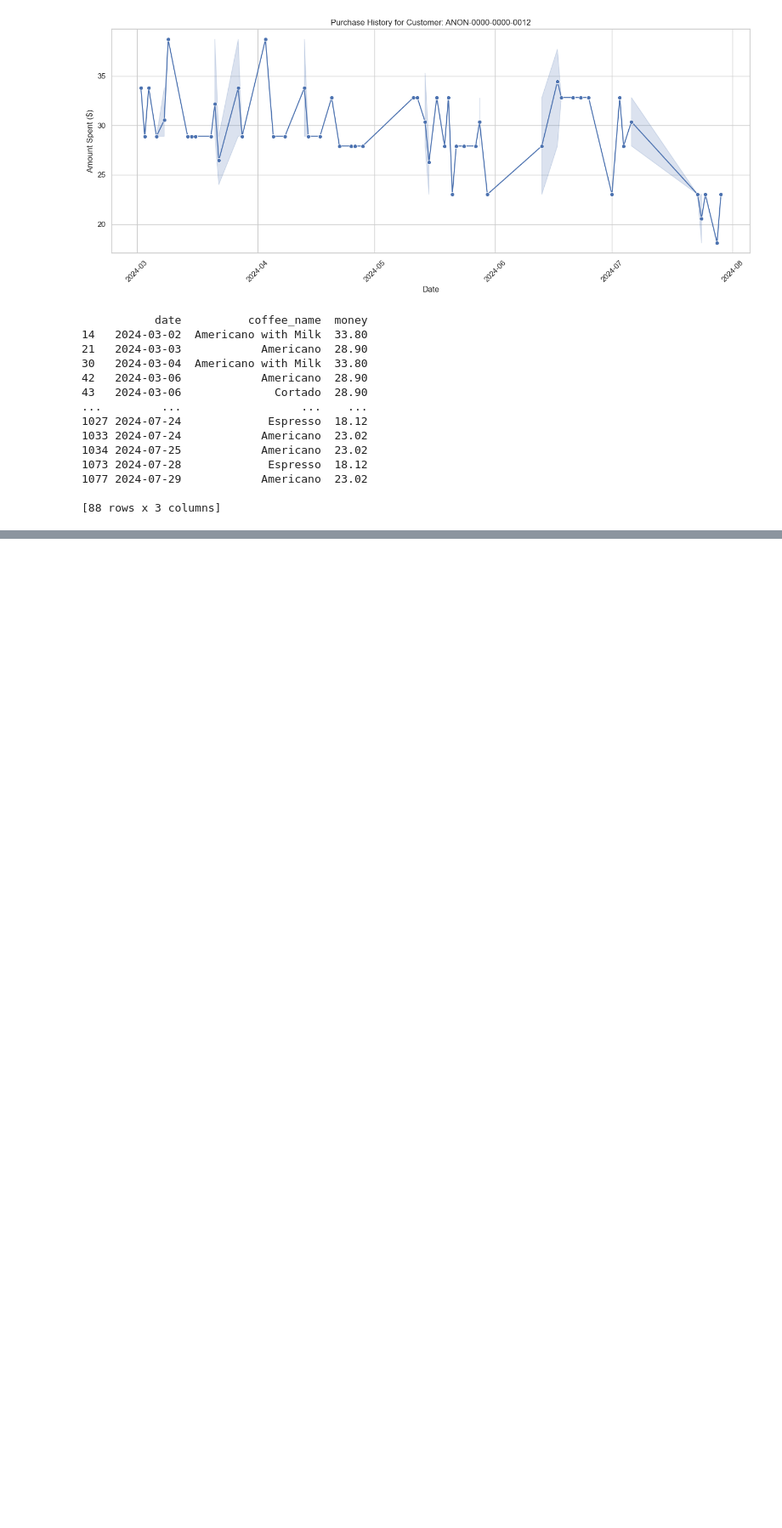
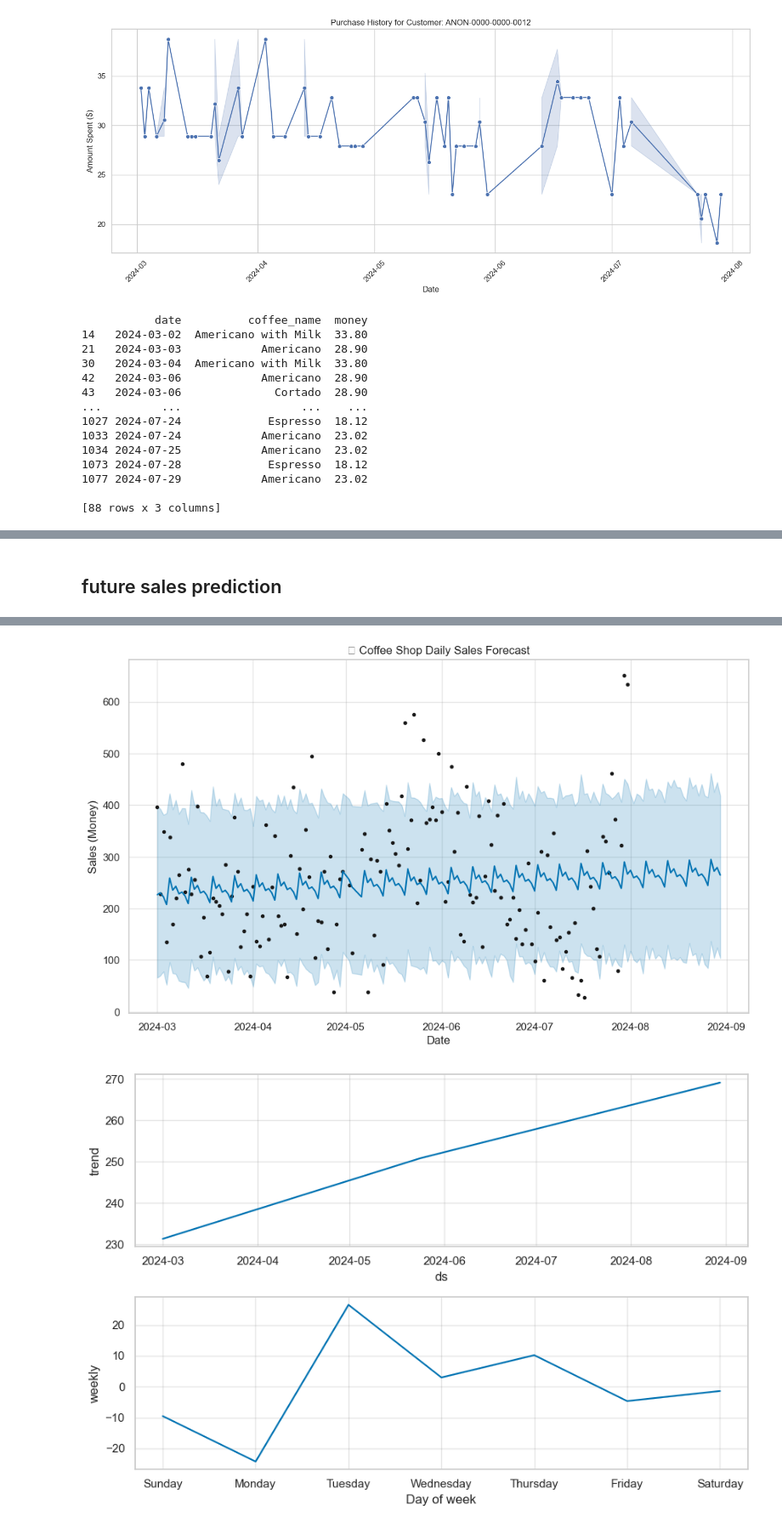
Before and after one commit to IamAmbrose/coffee-sales-analysis, a Jupyter notebook: Coffee sales project.ipynb, the cells around one changed output, grey strips where cells are left out. Shown at 85% size. Cells and saved outputs as stored; diff of their text form; code cells hidden in the pictures; blank space fills up the shorter version.

```diff
--- a/Coffee sales project.ipynb
+++ b/Coffee sales project.ipynb
@@ -397,0 +307,32 @@ print("✅ PDF saved as Coffee_Sales_Report.pdf")
+# %% [markdown]
+## future sales prediction
+# %%
+from prophet import Prophet
+# Ensure datetime is parsed
+df['datetime'] = pd.to_datetime(df['datetime'])
+
+# Aggregate daily sales
+daily_sales = df.groupby(df['datetime'].dt.date)['money'].sum().reset_index()
+daily_sales.columns = ['ds', 'y']  # Prophet needs these names
+
+# Initialize and fit Prophet
+model = Prophet()
+model.fit(daily_sales)
+
+# Make future dataframe for next 30 days
+future = model.make_future_dataframe(periods=30)
+
+# Forecast
+forecast = model.predict(future)
+
+# Plot forecast
+fig1 = model.plot(forecast)
+plt.title("☕ Coffee Shop Daily Sales Forecast")
+plt.xlabel("Date")
+plt.ylabel("Sales (Money)")
+plt.show()
+
+# Optional: Plot forecast components (trend & seasonality)
+fig2 = model.plot_components(forecast)
+plt.show()
+# %% [output]
@@ -397,0 +341,2 @@ print("✅ PDF saved as Coffee_Sales_Report.pdf")
+[figure, added]
+[figure, added]
```
Also changed, not shown: parts of 7 cells of this notebook.
